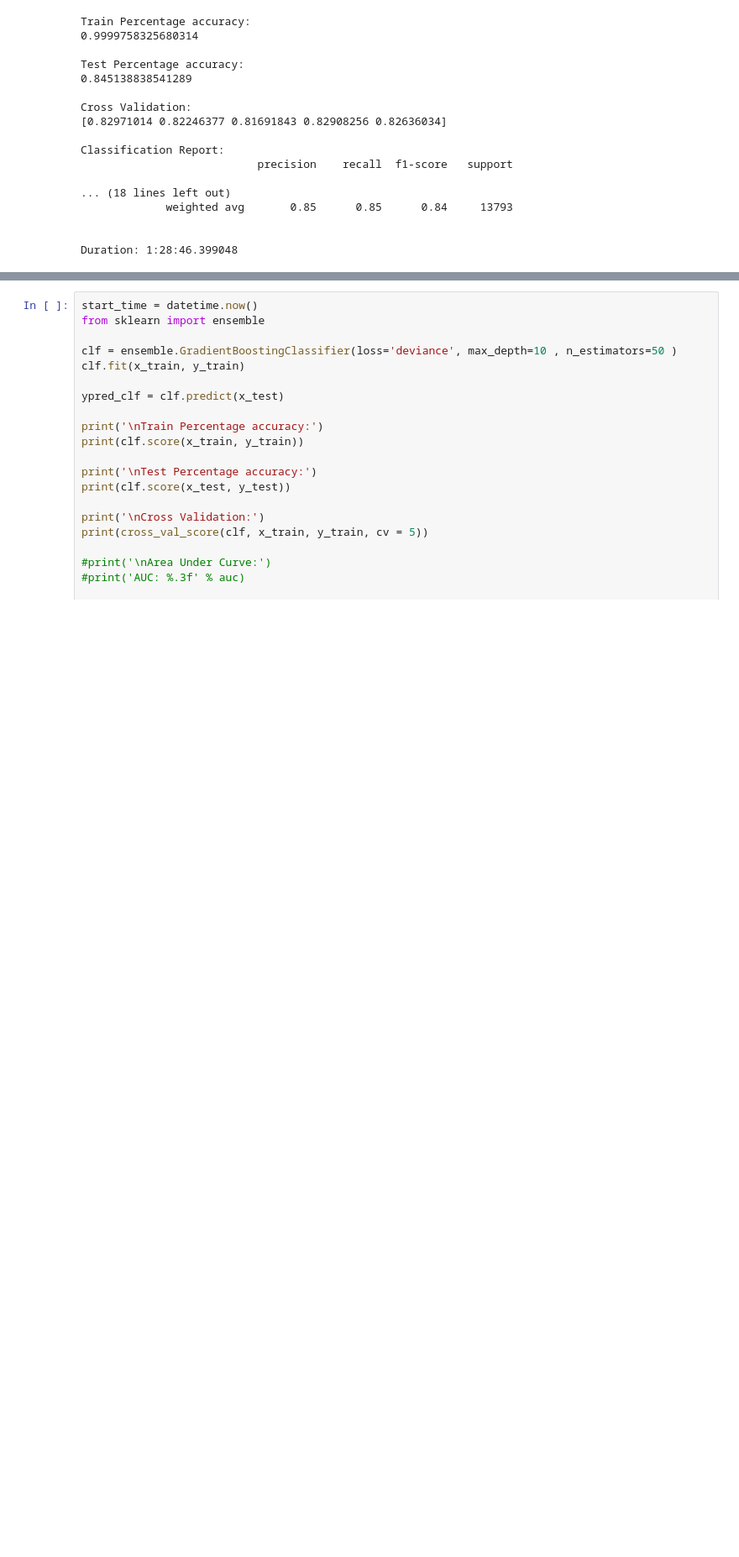
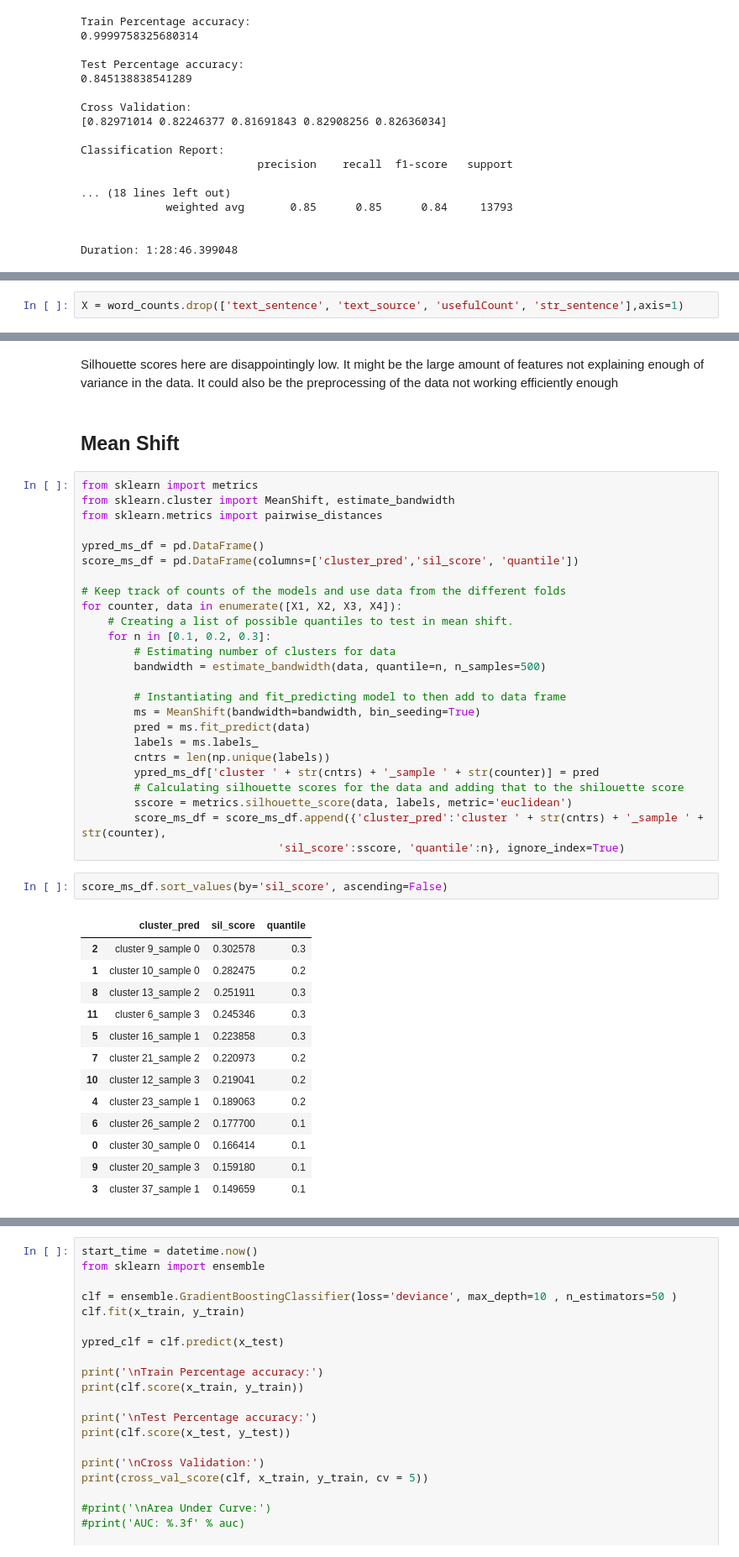
Before and after one commit to tcbriggs981/Prescription-Drugs, a Jupyter notebook: Unit 04 Capstone.ipynb, the cells around one changed output, grey strips where cells are left out. Shown at 84% size. Cells and saved outputs as stored; diff of their text form; blank space fills up the shorter version.

```diff
--- a/Unit 04 Capstone.ipynb
+++ b/Unit 04 Capstone.ipynb
@@ -866,0 +785,2 @@ Duration: 1:28:46.399048
+# %%
+X = word_counts.drop(['text_sentence', 'text_source', 'usefulCount', 'str_sentence'],axis=1)
@@ -866,0 +873,45 @@ Duration: 1:28:46.399048
+# %% [markdown]
+Silhouette scores here are disappointingly low. It might be the large amount of features not explaining enough of variance in the data. It could also be the preprocessing of the data not working efficiently enough
+# %% [markdown]
+## Mean Shift
+# %%
+from sklearn import metrics
+from sklearn.cluster import MeanShift, estimate_bandwidth
+from sklearn.metrics import pairwise_distances
+
+ypred_ms_df = pd.DataFrame()
+score_ms_df = pd.DataFrame(columns=['cluster_pred','sil_score', 'quantile'])
+
+# Keep track of counts of the models and use data from the different folds
+for counter, data in enumerate([X1, X2, X3, X4]):
+    # Creating a list of possible quantiles to test in mean shift.
+    for n in [0.1, 0.2, 0.3]:
+        # Estimating number of clusters for data
+        bandwidth = estimate_bandwidth(data, quantile=n, n_samples=500)
+
+        # Instantiating and fit_predicting model to then add to data frame
+        ms = MeanShift(bandwidth=bandwidth, bin_seeding=True)
+        pred = ms.fit_predict(data)
+        labels = ms.labels_
+        cntrs = len(np.unique(labels))
+        ypred_ms_df['cluster ' + str(cntrs) + '_sample ' + str(counter)] = pred
+        # Calculating silhouette scores for the data and adding that to the shilouette score
+        sscore = metrics.silhouette_score(data, labels, metric='euclidean')
+        score_ms_df = score_ms_df.append({'cluster_pred':'cluster ' + str(cntrs) + '_sample ' + str(counter),
+                              'sil_score':sscore, 'quantile':n}, ignore_index=True)
+# %%
+score_ms_df.sort_values(by='sil_score', ascending=False)
+# %% [output]
+|  | cluster_pred | sil_score | quantile |
+| 2 | cluster 9_sample 0 | 0.302578 | 0.3 |
+| 1 | cluster 10_sample 0 | 0.282475 | 0.2 |
+| 8 | cluster 13_sample 2 | 0.251911 | 0.3 |
+| 11 | cluster 6_sample 3 | 0.245346 | 0.3 |
+| 5 | cluster 16_sample 1 | 0.223858 | 0.3 |
+| 7 | cluster 21_sample 2 | 0.220973 | 0.2 |
+| 10 | cluster 12_sample 3 | 0.219041 | 0.2 |
+| 4 | cluster 23_sample 1 | 0.189063 | 0.2 |
+| 6 | cluster 26_sample 2 | 0.177700 | 0.1 |
+| 0 | cluster 30_sample 0 | 0.166414 | 0.1 |
+| 9 | cluster 20_sample 3 | 0.159180 | 0.1 |
+| 3 | cluster 37_sample 1 | 0.149659 | 0.1 |
```
Also changed, not shown: parts of 49 cells of this notebook.
